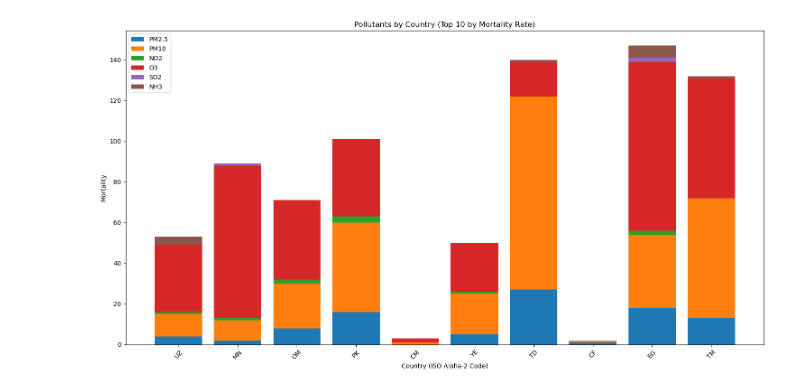
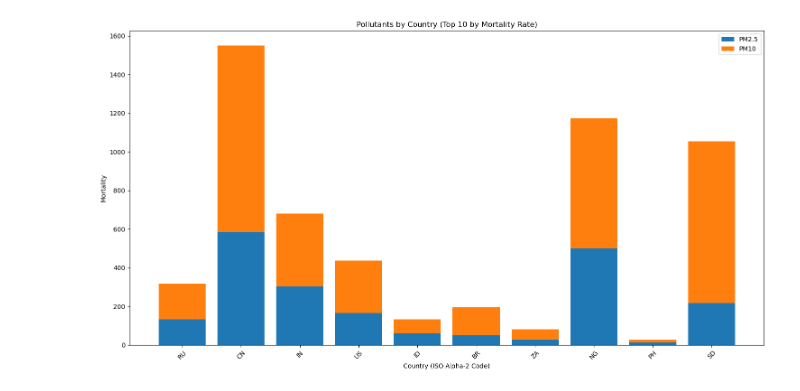
Before and after one commit to Golnaz8/airquality_vs_health, a Jupyter notebook: AirQuality_vs_Health/plot.ipynb, the cells around one changed output. Saved outputs shown, nothing was run; the diff lists cells and outputs as text; code cells hidden in the pictures.

```diff
--- a/AirQuality_vs_Health/plot.ipynb
+++ b/AirQuality_vs_Health/plot.ipynb
@@ -10,7 +10,7 @@ data = pd.read_csv(file_path)
 data = data.drop(columns=['City'])
 
 # Group by 'Country' and calculate the mean for all numeric columns
-country_aggregated = data.groupby('Country').mean().reset_index()
+country_aggregated = data.groupby('Country').sum().reset_index()
 
 # Round all numeric columns to 0 decimal places
 country_aggregated = country_aggregated.round(0)
@@ -65,19 +67,20 @@ plt.show()
 # %%
 top_10 = df_ranked.head(10)
 plt.figure(figsize=(15, 8))
 plt.bar(top_10['Country'], top_10['PM2.5'], label='PM2.5')
 plt.bar(top_10['Country'], top_10['PM10'], bottom=top_10['PM2.5'], label='PM10')
-plt.bar(top_10['Country'], top_10['NO2'], bottom=top_10['PM2.5'] + top_10['PM10'], label='NO2')
-plt.bar(top_10['Country'], top_10['O3'], bottom=top_10['PM2.5'] + top_10['PM10'] + top_10['NO2'], label='O3')
-plt.bar(top_10['Country'], top_10['SO2'], bottom=top_10['PM2.5'] + top_10['PM10'] + top_10['NO2'] + top_10['O3'], label='SO2')
-plt.bar(top_10['Country'], top_10['NH3'], bottom=top_10['PM2.5'] + top_10['PM10'] + top_10['NO2'] + top_10['O3'] + top_10['SO2'], label='NH3')
+# plt.bar(top_10['Country'], top_10['NO2'], bottom=top_10['PM2.5'] + top_10['PM10'], label='NO2')
+# plt.bar(top_10['Country'], top_10['O3'], bottom=top_10['PM2.5'] + top_10['PM10'] + top_10['NO2'], label='O3')
+# plt.bar(top_10['Country'], top_10['SO2'], bottom=top_10['PM2.5'] + top_10['PM10'] + top_10['NO2'] + top_10['O3'], label='SO2')
+# plt.bar(top_10['Country'], top_10['CO'], bottom=top_10['PM2.5'] + top_10['PM10'] + top_10['NO2'] + top_10['O3'] + top_10['SO2'], label='CO')
+# plt.bar(top_10['Country'], top_10['NH3'], bottom=top_10['PM2.5'] + top_10['PM10'] + top_10['NO2'] + top_10['O3'] + top_10['CO'] + top_10['SO2'], label='NH3')
 
 plt.xlabel('Country (ISO Alpha-2 Code)')
 plt.ylabel('Mortality')
 plt.title('Pollutants by Country (Top 10 by Mortality Rate)')
 plt.xticks(rotation=45)
 plt.legend()
 plt.tight_layout()
 plt.show()
 # %% [output]
-[figure, old version]
+[figure, new version]
```
Also changed, not shown: parts of 15 cells of this notebook, 6 other files.
